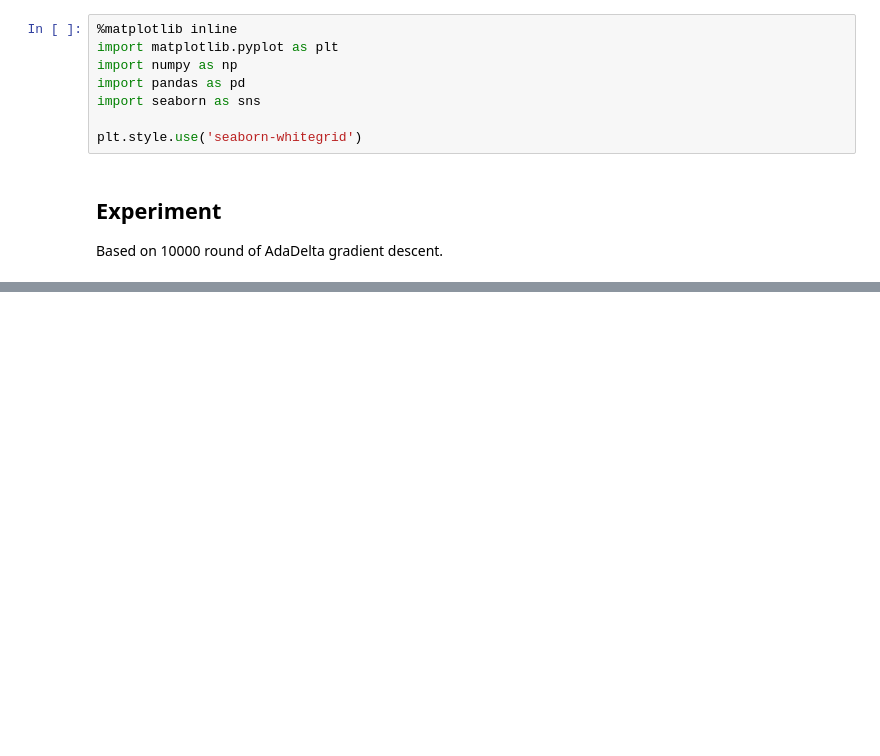
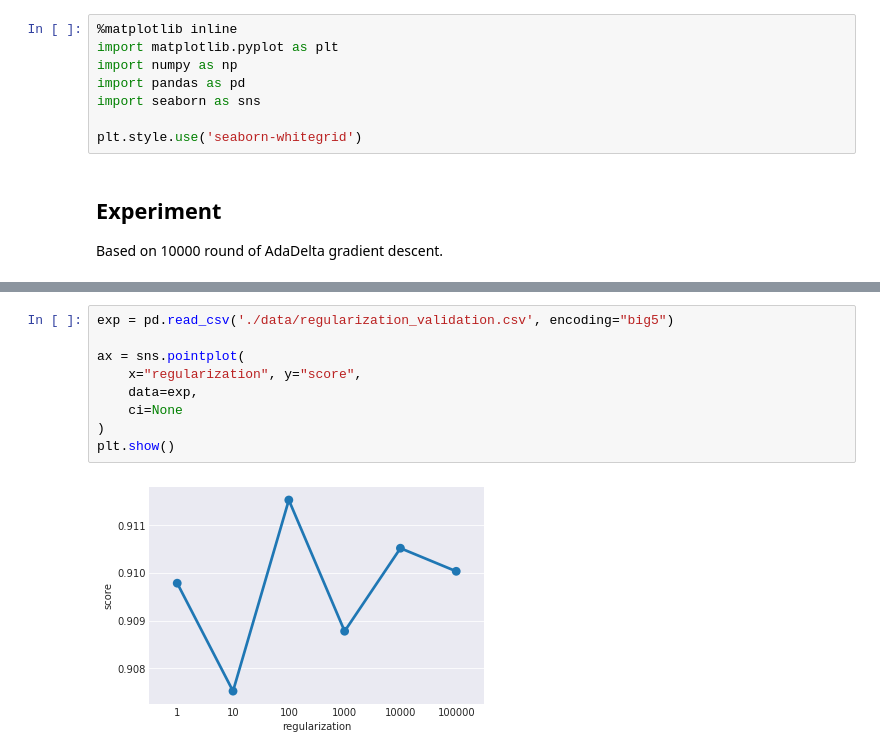
Before and after one commit to RichoHan/machine-learning, a Jupyter notebook: code/experiments.ipynb, the cells around one changed output, grey strips where cells are left out. Drawn from its saved outputs; the diff is of its cells as text; blank space fills up the shorter version.

```diff
--- a/code/experiments.ipynb
+++ b/code/experiments.ipynb
@@ -38,3 +38,14 @@ plt.xlabel('Iteration')
 plt.show()
 # %% [output]
 [figure]
+# %%
+exp = pd.read_csv('./data/regularization_validation.csv', encoding="big5")
+
+ax = sns.pointplot(
+    x="regularization", y="score",
+    data=exp,
+    ci=None
+)
+plt.show()
+# %% [output]
+[figure, added]
```
Also changed, not shown: parts of 1 cell of this notebook, 4 other files.
